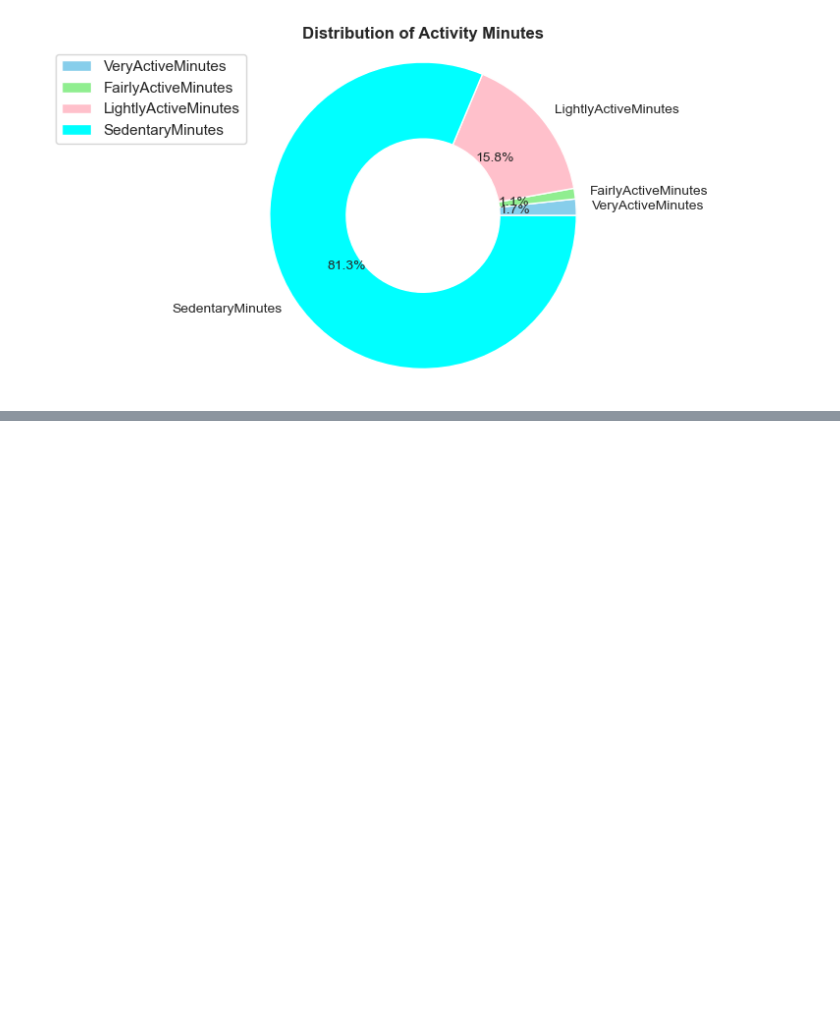
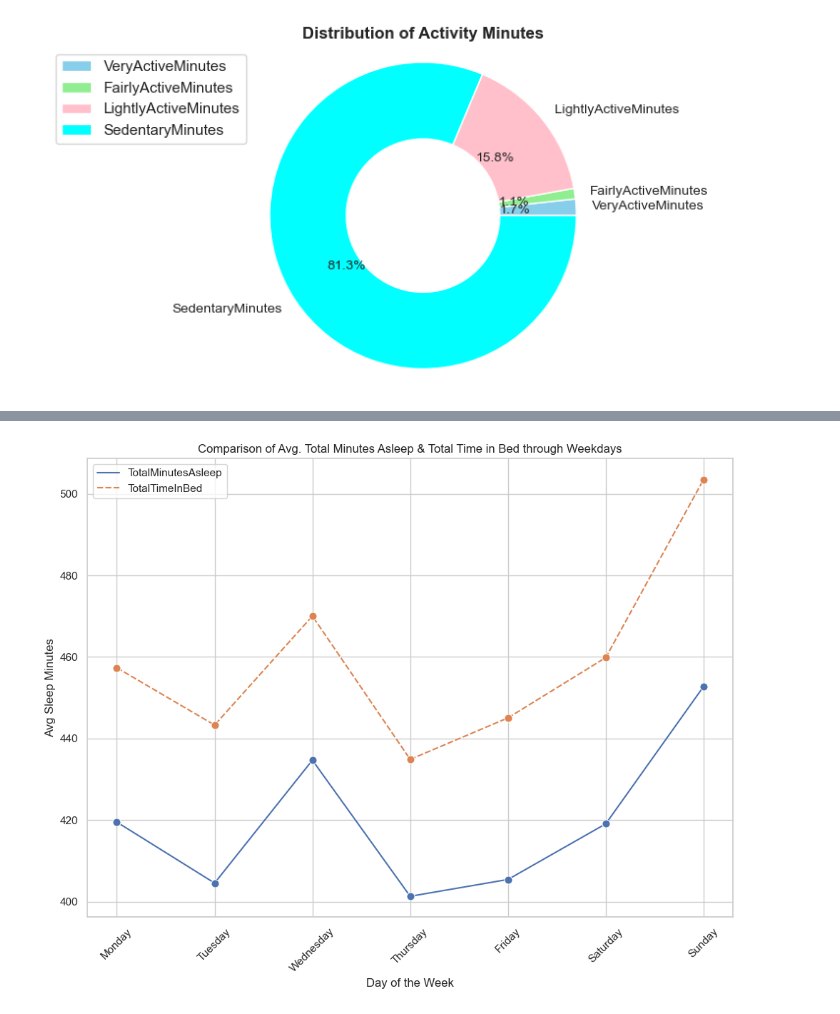
Before and after one commit to aradhyasinghgangwar/RealEstate_PricePrediction, a Jupyter notebook: Fitbit.ipynb, the cells around one changed output, grey strips where cells are left out. Cells and saved outputs as stored; diff of their text form; code cells hidden in the pictures; blank space fills up the shorter version.

```diff
--- a/Fitbit.ipynb
+++ b/Fitbit.ipynb
@@ -463,0 +490,8 @@ plt.show()
+# %%
+merge_activity['Day']=merge_activity['Date'].dt.day_name()
+# %%
+merge_activity['Day']=merge_activity['Day'].astype(ctgs_type)
+merge_activity
+
+days=merge_activity.groupby('Day').mean()
+days.filter(['Day','TotalMinutesAsleep','TotalTimeInBed'])
@@ -463,0 +508,17 @@ plt.show()
+# %%
+weekdays=days.filter(['Day','TotalMinutesAsleep','TotalTimeInBed'])
+plt.figure(figsize=(10,8))
+
+sns.lineplot(data=weekdays,marker='o',markersize=8)
+
+plt.xlabel('Day of the Week')
+plt.ylabel('Avg Sleep Minutes')
+plt.title('Comparison of Avg. Total Minutes Asleep & Total Time in Bed through Weekdays')
+
+plt.xticks(rotation=45)
+
+plt.legend()
+
+plt.tight_layout()
+# %% [output]
+[figure, added]
```
Also changed, not shown: parts of 17 cells of this notebook.
